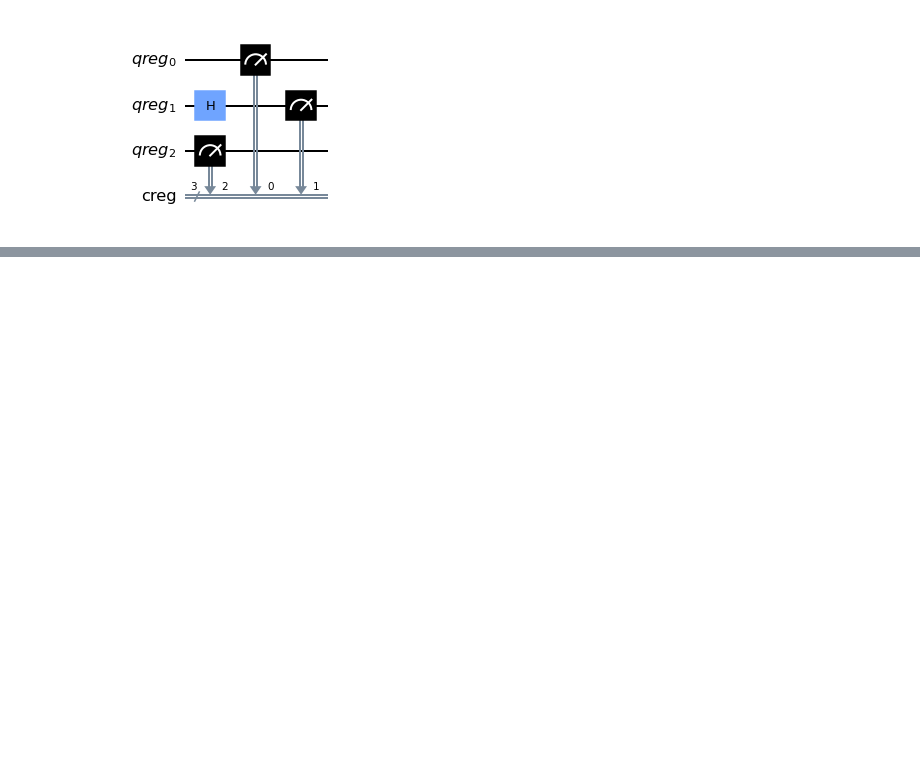
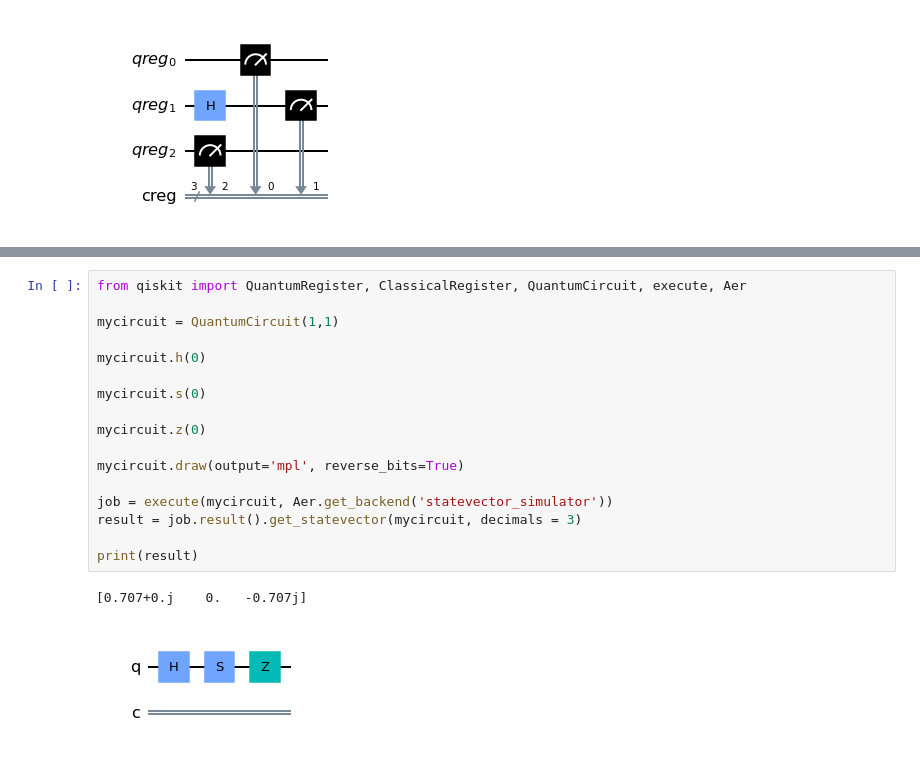
Before and after one commit to dev-aditya/QWorld_Summer_School_2021, a Jupyter notebook: practice /test_notebook.ipynb, the cells around one changed output, grey strips where cells are left out. Cells and saved outputs as stored; diff of their text form; blank space fills up the shorter version.

```diff
--- a/practice /test_notebook.ipynb
+++ b/practice /test_notebook.ipynb
@@ -146,0 +162,20 @@ print(counts) # counts is a dictionary
+# %%
+from qiskit import QuantumRegister, ClassicalRegister, QuantumCircuit, execute, Aer
+
+mycircuit = QuantumCircuit(1,1)
+
+mycircuit.h(0)
+
+mycircuit.s(0)
+
+mycircuit.z(0)
+
+mycircuit.draw(output='mpl', reverse_bits=True)
+
+job = execute(mycircuit, Aer.get_backend('statevector_simulator'))
+result = job.result().get_statevector(mycircuit, decimals = 3)
+
+print(result)
+# %% [output]
+[0.707+0.j    0.   -0.707j]
+[figure, added]
```
Also changed, not shown: parts of 8 cells of this notebook, 2 other files.
